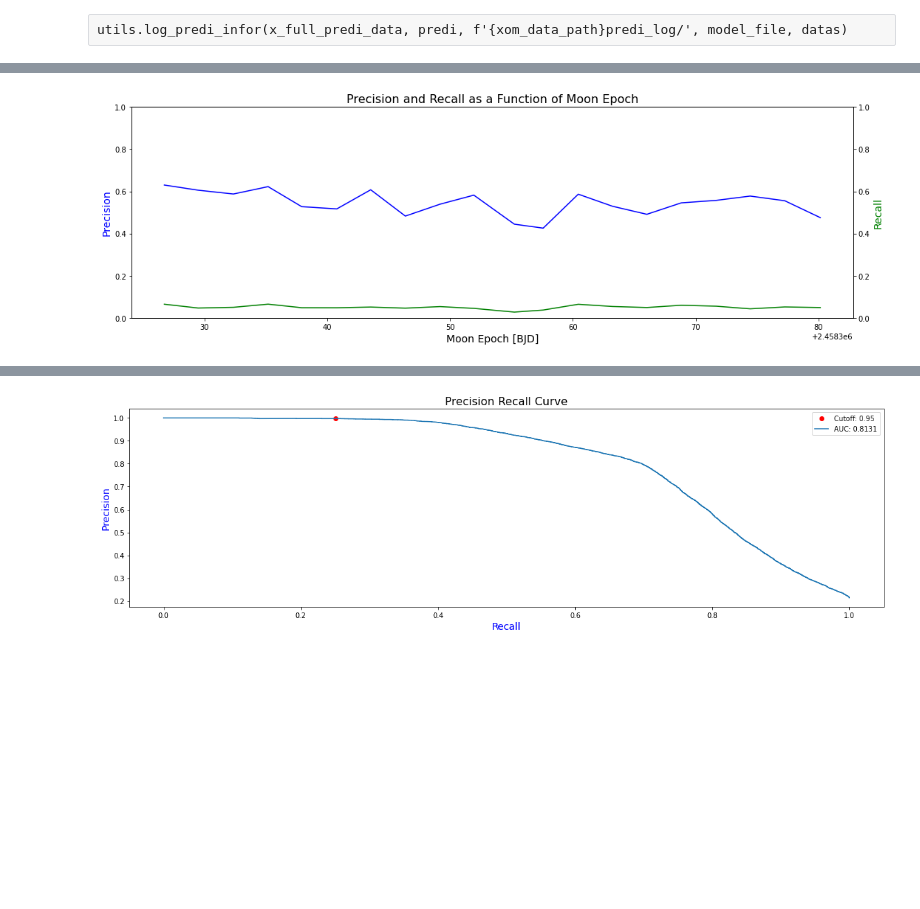
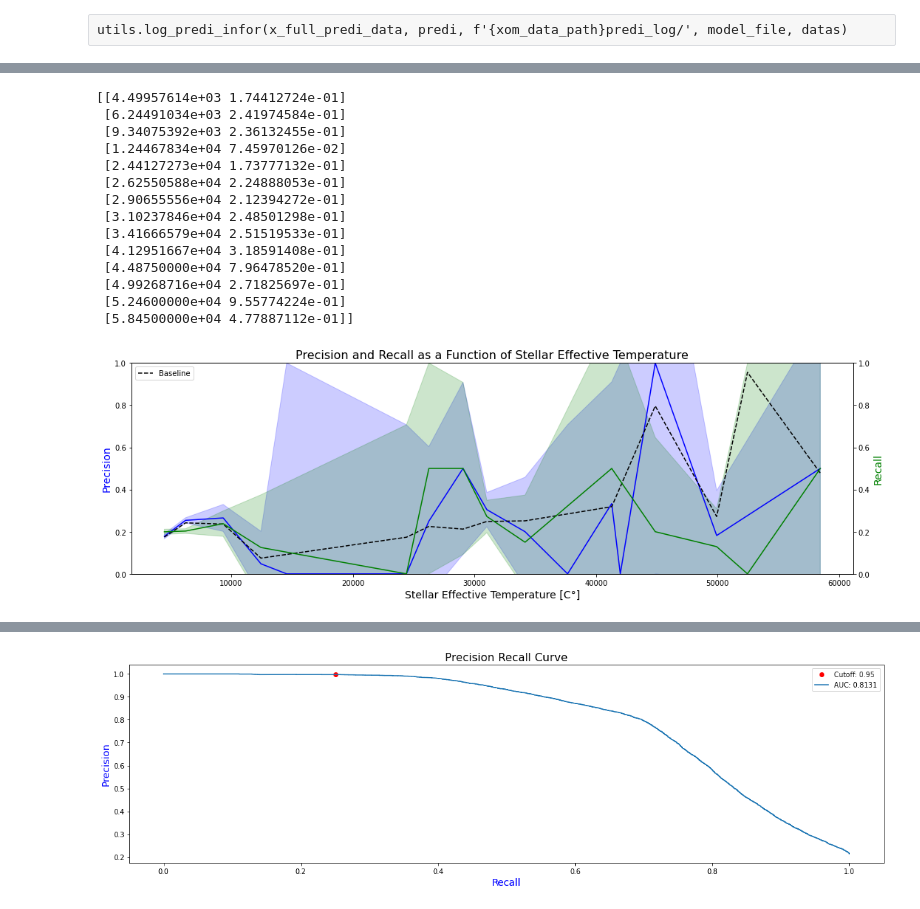
Before and after one commit to rfradkin/Exomoon_Detection, a Jupyter notebook: rnns/singl_model.ipynb, the cells around one changed output, grey strips where cells are left out. Drawn from its saved outputs; the diff is of its cells as text; code cells hidden in the pictures; blank space fills up the shorter version.

```diff
--- a/rnns/singl_model.ipynb
+++ b/rnns/singl_model.ipynb
@@ -276,4 +414,4 @@ utils.log_predi_infor(x_full_predi_data, predi, f'{xom_data_path}predi_log/', mo
 # %%
 importlib.reload(utils);
 # %%
-cutof = 0.95
+cutof = 0.2
@@ -377,13 +418,27 @@ def show_featu_preci_recal(data,
 # %%
 utils.show_featu_preci_recal(x_full_predi_data,
                        predi,
                        y_predi_data,
                        cutof,
-                       featu='moon_epoch',
+                       featu='stell_effec_tempe',
                        bins=20,
                        equal_width_bins=True,
                        stand_axis=True)
 # Possible third axis with AUC
 # AUC in red overplotted
 # %% [output]
+[[4.49957614e+03 1.74412724e-01]
+ [6.24491034e+03 2.41974584e-01]
+ [9.34075392e+03 2.36132455e-01]
+ [1.24467834e+04 7.45970126e-02]
+ [2.44127273e+04 1.73777132e-01]
+ [2.62550588e+04 2.24888053e-01]
+ [2.90655556e+04 2.12394272e-01]
+ [3.10237846e+04 2.48501298e-01]
+ [3.41666579e+04 2.51519533e-01]
+ [4.12951667e+04 3.18591408e-01]
+ [4.48750000e+04 7.96478520e-01]
+ [4.99268716e+04 2.71825697e-01]
+ [5.24600000e+04 9.55774224e-01]
+ [5.84500000e+04 4.77887112e-01]]
-[figure, old version]
+[figure, new version]
```
Also changed, not shown: parts of 16 cells of this notebook, 1 other file.
